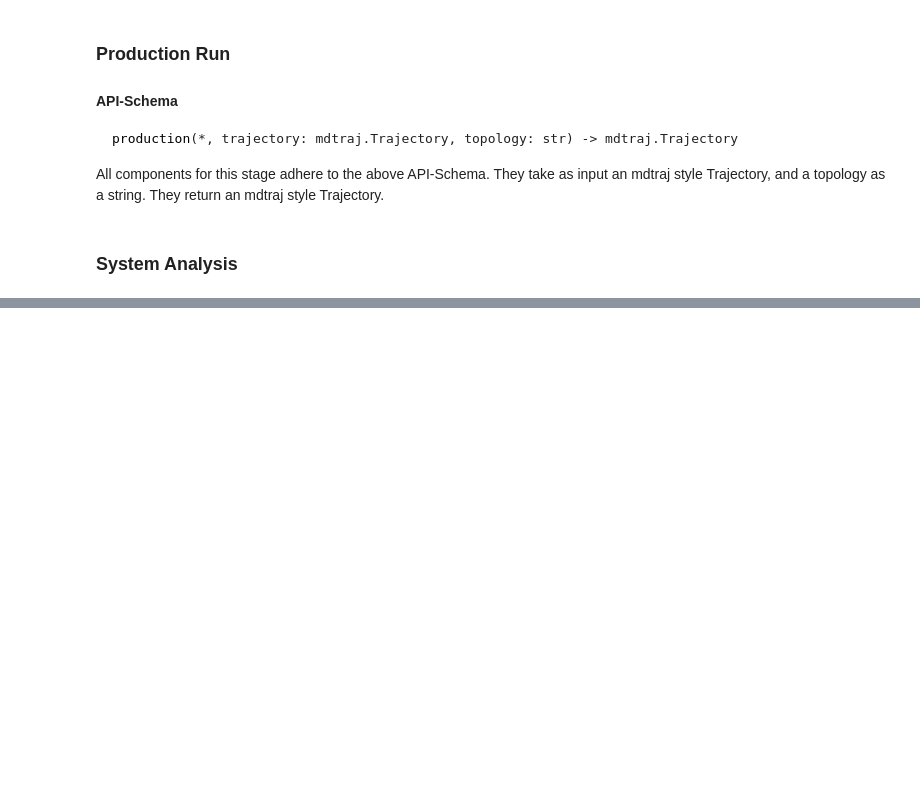
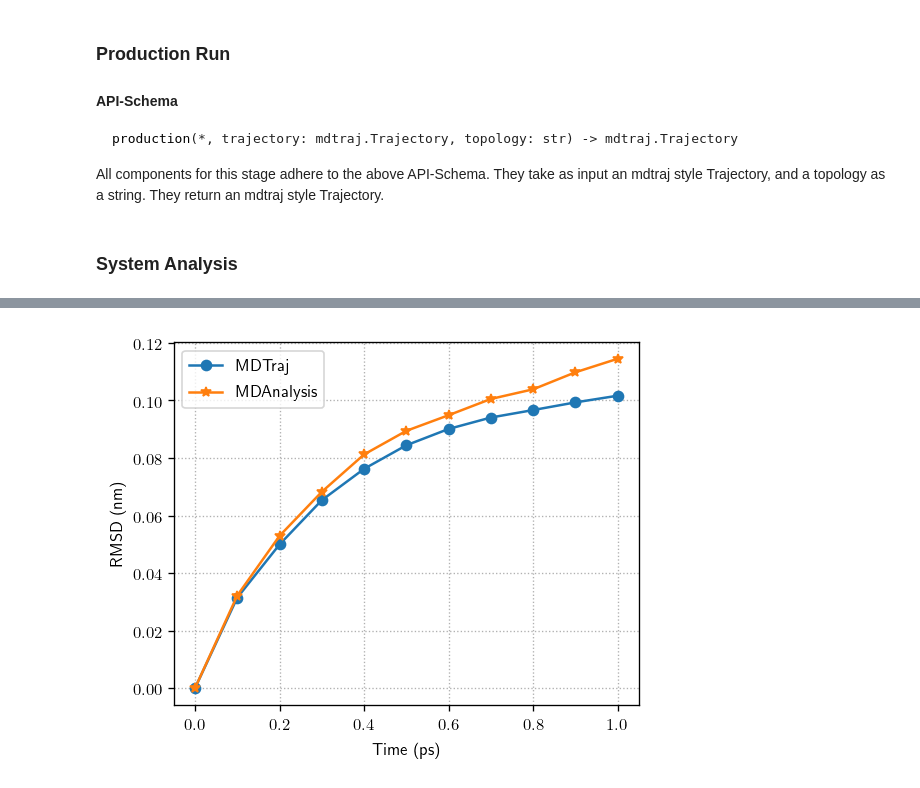
Before and after one commit to Lnaden/mminterconcept, a Jupyter notebook: mminterconcept_jupyter.ipynb, the cells around one changed output, grey strips where cells are left out. Saved outputs shown, nothing was run; the diff lists cells and outputs as text; code cells hidden in the pictures; blank space fills up the shorter version.

```diff
--- a/mminterconcept_jupyter.ipynb
+++ b/mminterconcept_jupyter.ipynb
@@ -151,5 +149,13 @@ plot_com(time_mdt, com_mdt[:,0], time_mda, com_mda[:,0])
 # %%
-# Plot root-mean-square deviation as a function of time
+# Compute protein root-mean-square deviation with MDTraj
+time_mdt, rmsd_mdt = mdtraj_rmsd(trajectory)
+
+# Compute protein root-mean-square deviation with MDAnalysis
+time_mda, rmsd_mda = mda_rmsd(trajectory)
+
+# Plot RMSD as a function of time
 from mminterconcept.analysis import plot_rmsd
 
 plot_rmsd(time_mdt, rmsd_mdt, time_mda, rmsd_mda)
+# %% [output]
+[figure, added]
```
Also changed, not shown: parts of 11 cells of this notebook.
